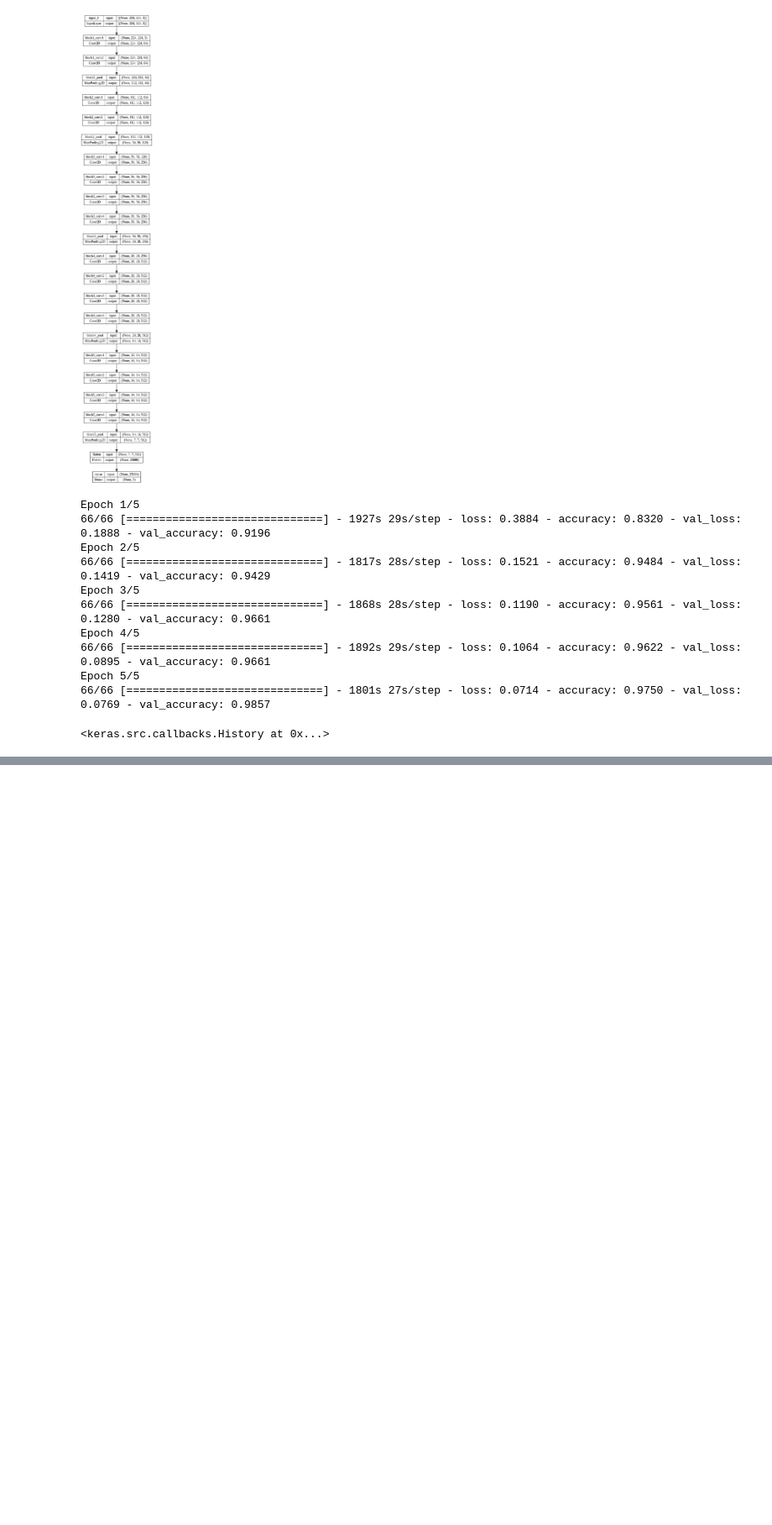
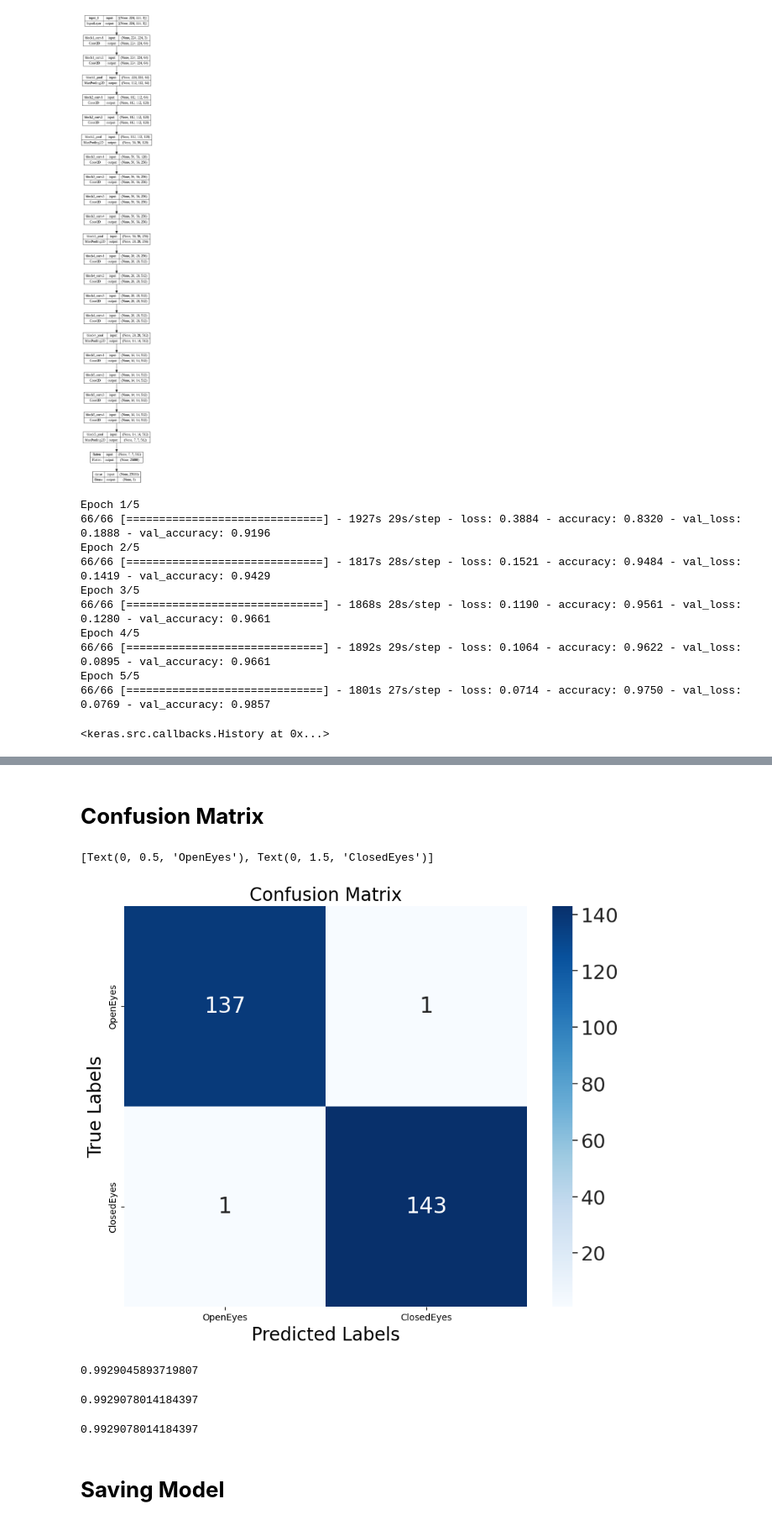
Before and after one commit to mokshmahajan2004/VGG19_Deep-Learning, a Jupyter notebook: VGG19.ipynb, the cells around one changed output, grey strips where cells are left out. Shown: that part at 84% size. Saved outputs shown, nothing was run; the diff lists cells and outputs as text; code cells hidden in the pictures; blank space fills up the shorter version.

```diff
--- a/VGG19.ipynb
+++ b/VGG19.ipynb
@@ -182,0 +210,2 @@ Epoch 5/5
+# %%
+y_pred=model.predict(x_test)
@@ -182,0 +214,2 @@ Epoch 5/5
+# %%
+y_pred=np.argmax(y_pred,axis=1)
@@ -182,0 +227,31 @@ Epoch 5/5
+# %% [markdown]
+# **Confusion Matrix**
+# %%
+cm=confusion_matrix(y_test,y_pred)
+plt.figure(figsize=(10,8))
+ax=plt.subplot()
+sns.set(font_scale=2.0)
+sns.heatmap(cm,annot=True,fmt='g',cmap='Blues',ax=ax)
+#Labels,title and Ticks
+ax.set_xlabel('Predicted Labels',fontsize=20);
+ax.set_ylabel('True Labels',fontsize=20);
+ax.set_title('Confusion Matrix',fontsize=20)
+ax.xaxis.set_ticklabels(['OpenEyes','ClosedEyes'])
+ax.yaxis.set_ticklabels(['OpenEyes','ClosedEyes'])
+# %% [output]
+[Text(0, 0.5, 'OpenEyes'), Text(0, 1.5, 'ClosedEyes')]
+[figure, added]
+# %%
+f1_score(y_test,y_pred,average='macro')
+# %% [output]
+0.9929045893719807
+# %%
+recall_score(y_test,y_pred,average='weighted')
+# %% [output]
+0.9929078014184397
+# %%
+precision_score(y_test,y_pred,average='micro')
+# %% [output]
+0.9929078014184397
+# %% [markdown]
+# **Saving Model**
```
Also changed, not shown: parts of 8 cells of this notebook.
